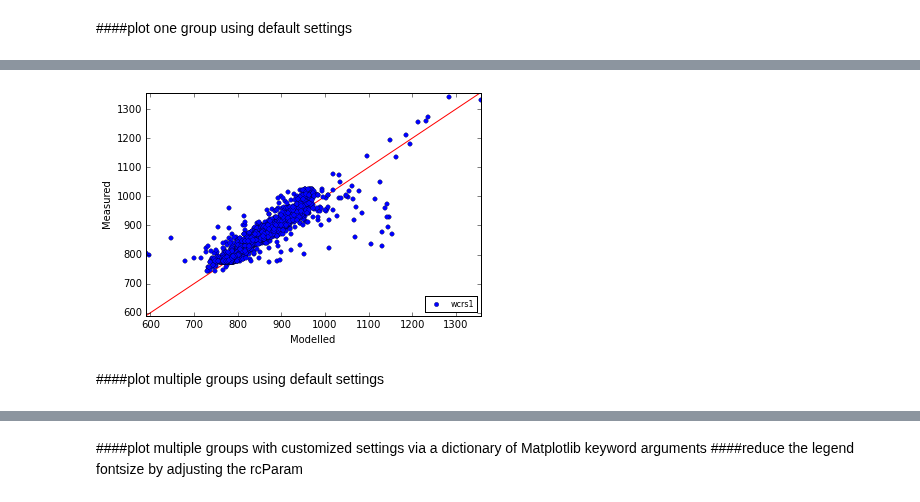
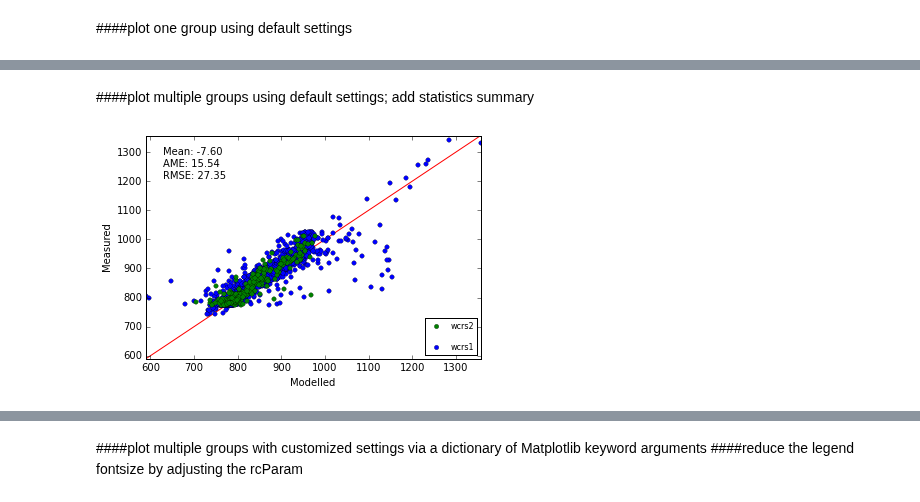
Before and after one commit to PESTools/pestools, a Jupyter notebook: examples/One2onePlot.ipynb, the cells around one changed output, grey strips where cells are left out. Cells and saved outputs as stored; diff of their text form; code cells hidden in the pictures.

```diff
--- a/examples/One2onePlot.ipynb
+++ b/examples/One2onePlot.ipynb
@@ -13,6 +19,6 @@ res = Res('../cc/Columbia.res')
+# %% [markdown]
+####plot multiple groups using default settings; add statistics summary
 # %%
-fig, ax = res.plot_one2one('WCRs1')
+fig, ax = res.plot_one2one(['WCRs2', 'WCRs1'], print_stats=['Mean', 'AME', 'RMSE'])
 # %% [output]
-[figure, old version]
+[figure, new version]
-# %% [markdown]
-####plot multiple groups using default settings
```
Also changed, not shown: parts of 4 cells of this notebook, 6 other files.
